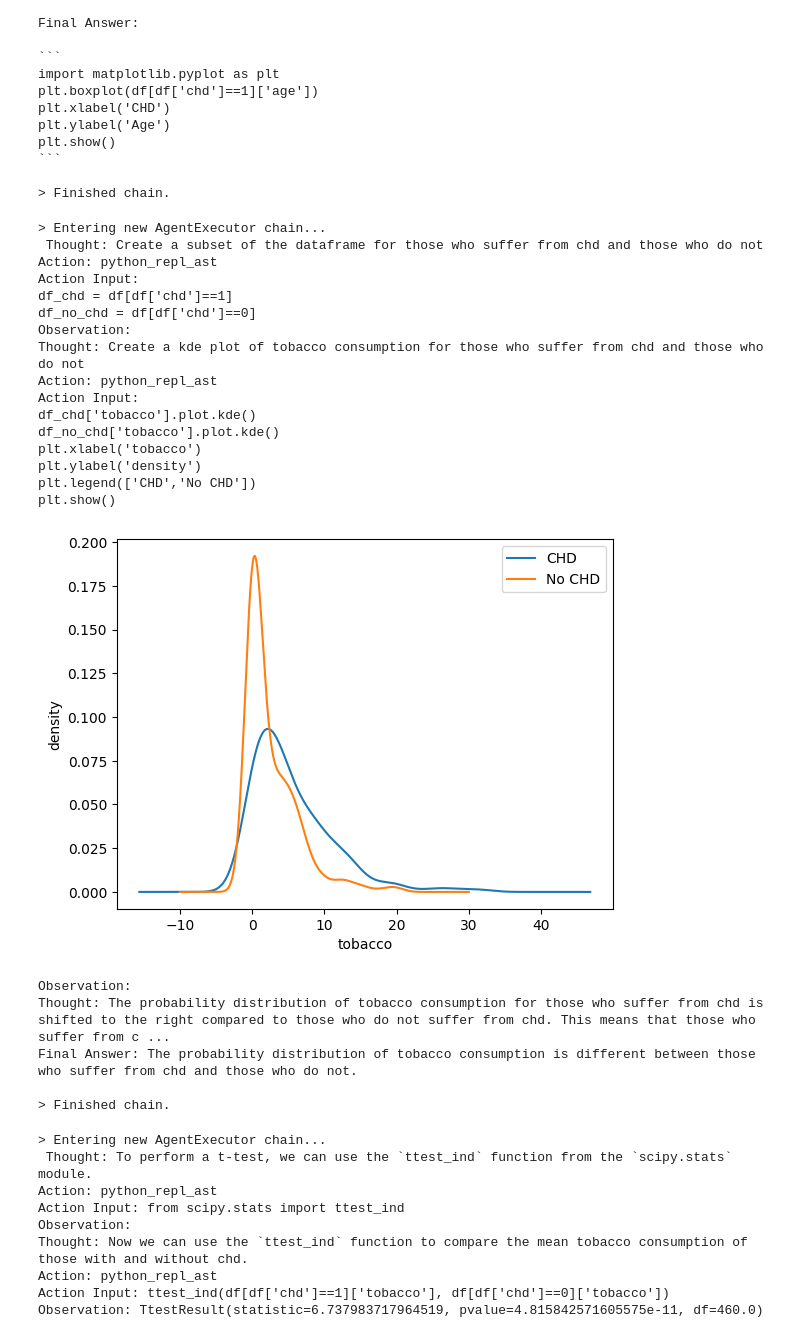
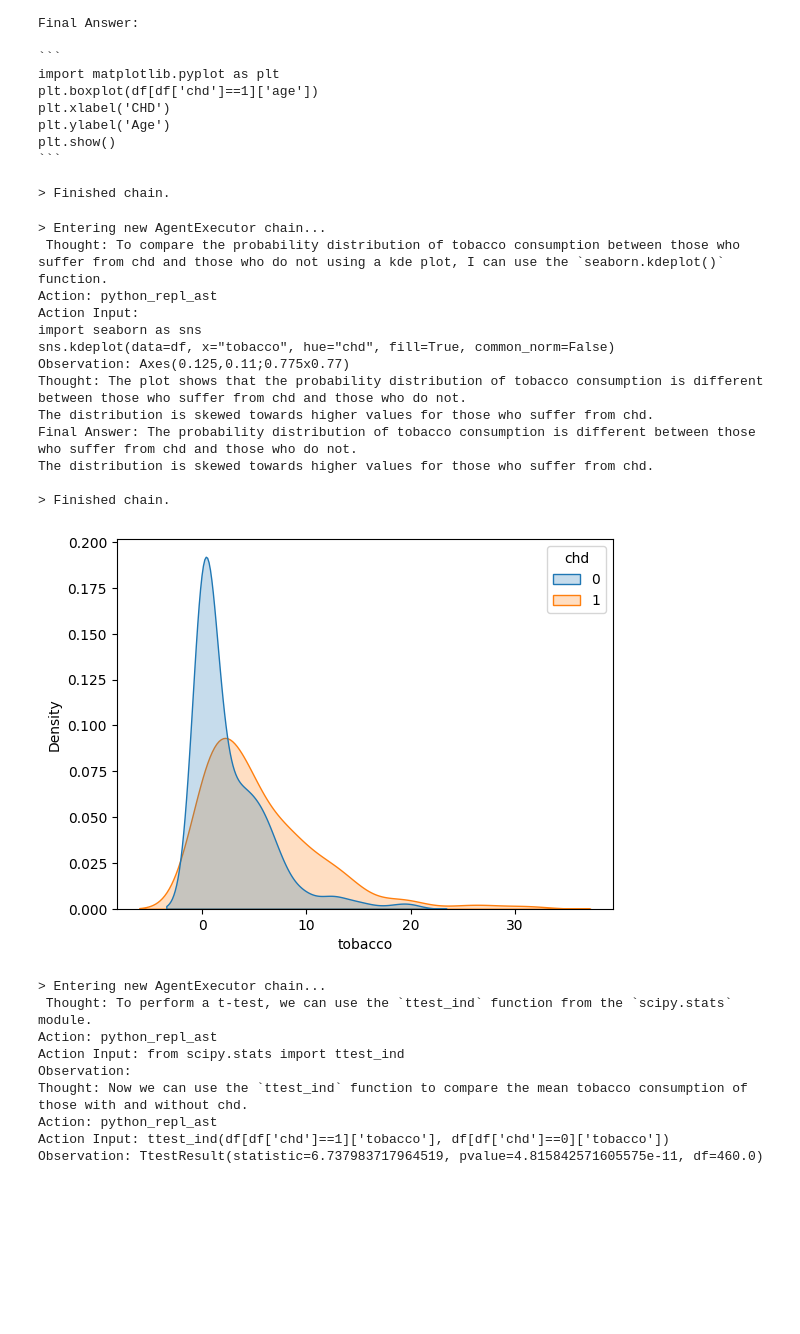
Before and after one commit to doliver-app/doliver-app, a Jupyter notebook: llm_driven_eda_vertex_langchain_palm_api.ipynb, the cells around one changed output. Cells and saved outputs as stored; diff of their text form; code cells hidden in the pictures; blank space fills up the shorter version.

```diff
--- a/llm_driven_eda_vertex_langchain_palm_api.ipynb
+++ b/llm_driven_eda_vertex_langchain_palm_api.ipynb
@@ -335,29 +336,23 @@ plt.show()
 > Finished chain.
 # %%
 # comparing probability distributions
-results = agent("""Compare the probability distribution of tobacco consumption between those who suffer from chd and those who do not using a kde plot""")
+query = """Compare the probability distribution of tobacco consumption between those who suffer from chd and
+those who do not using a kde plot"""
+results = agent(query)
 # %% [output]
 > Entering new AgentExecutor chain...
- Thought: Create a subset of the dataframe for those who suffer from chd and those who do not
+ Thought: To compare the probability distribution of tobacco consumption between those who suffer from chd and those who do not using a kde plot, I can use the `seaborn.kdeplot()` function.
 Action: python_repl_ast
 Action Input:
-df_chd = df[df['chd']==1]
-df_no_chd = df[df['chd']==0]
-Observation:
-Thought: Create a kde plot of tobacco consumption for those who suffer from chd and those who do not
-Action: python_repl_ast
-Action Input:
-df_chd['tobacco'].plot.kde()
-df_no_chd['tobacco'].plot.kde()
-plt.xlabel('tobacco')
-plt.ylabel('density')
-plt.legend(['CHD','No CHD'])
-plt.show()
+import seaborn as sns
+sns.kdeplot(data=df, x="tobacco", hue="chd", fill=True, common_norm=False)
+Observation: Axes(0.125,0.11;0.775x0.77)
+Thought: The plot shows that the probability distribution of tobacco consumption is different between those who suffer from chd and those who do not.
+The distribution is skewed towards higher values for those who suffer from chd.
+Final Answer: The probability distribution of tobacco consumption is different between those who suffer from chd and those who do not.
+The distribution is skewed towards higher values for those who suffer from chd.
+
+> Finished chain.
-[figure, old version]
+[figure, new version]
-Observation:
-Thought: The probability distribution of tobacco consumption for those who suffer from chd is shifted to the right compared to those who do not suffer from chd. This means that those who suffer from c ...
-Final Answer: The probability distribution of tobacco consumption is different between those who suffer from chd and those who do not.
-
-> Finished chain.
 # %%
 # conduct a hypothesis test
```
Also changed, not shown: parts of 15 cells of this notebook.
